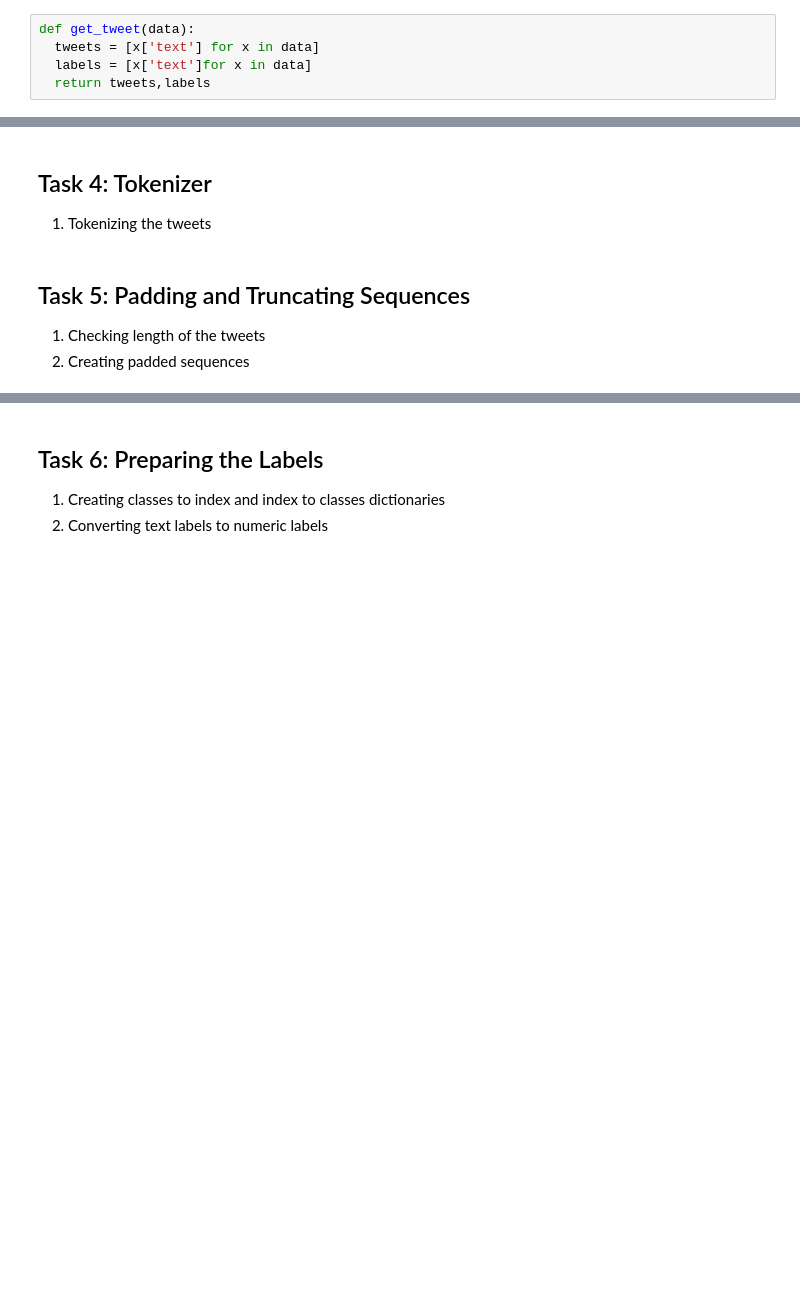
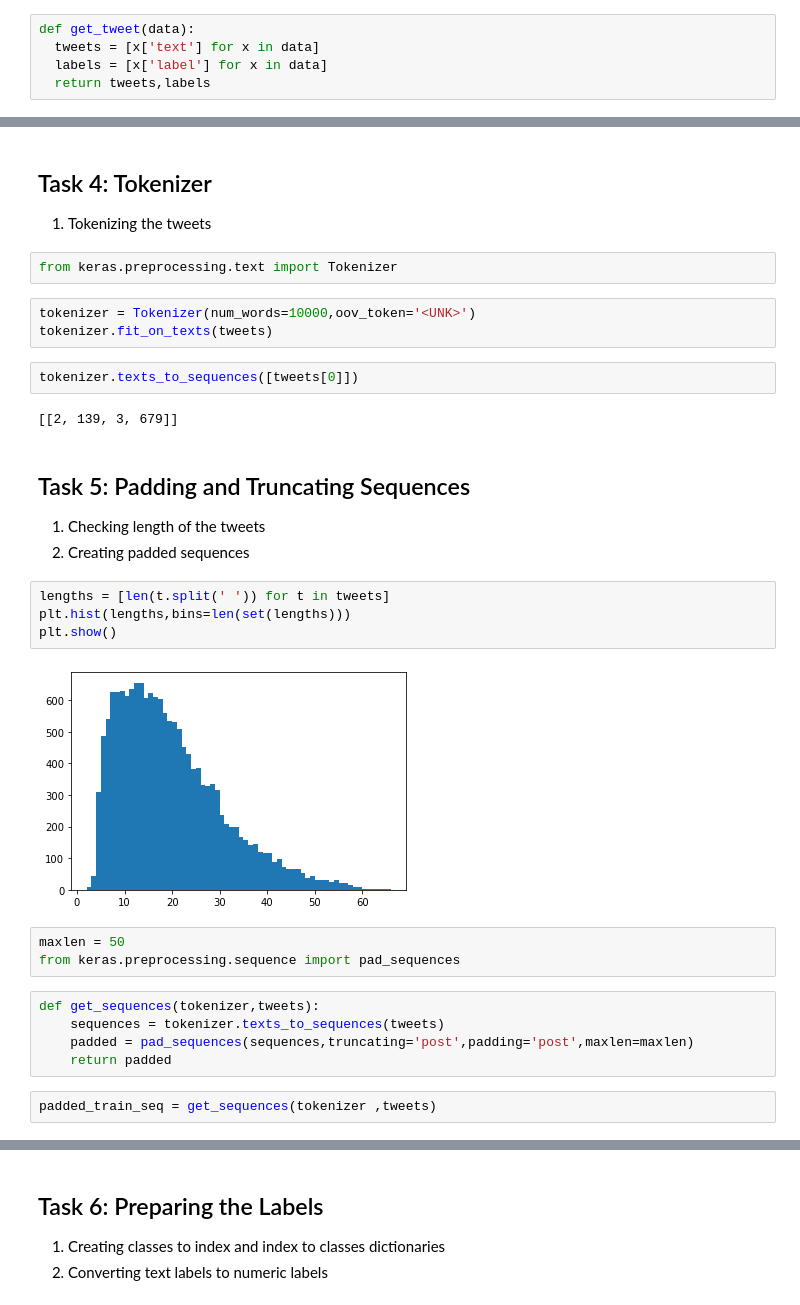
Before and after one commit to HerbertMariano/Coursera-Tweet_Emotion_Recognition, a Jupyter notebook: Coursera_Tweet_Emotion_Recognition.ipynb, the cells around one changed output, grey strips where cells are left out. Saved outputs shown, nothing was run; the diff lists cells and outputs as text; blank space fills up the shorter version.

Commit message:
tokenizer+lables+padding

```diff
--- a/Coursera_Tweet_Emotion_Recognition.ipynb
+++ b/Coursera_Tweet_Emotion_Recognition.ipynb
@@ -109,7 +114,7 @@ test = dataset['test']
 # %%
 def get_tweet(data):
   tweets = [x['text'] for x in data]
-  labels = [x['text']for x in data]
+  labels = [x['label'] for x in data]
   return tweets,labels
 # %%
 tweets,labels = get_tweet(train)
@@ -121,8 +126,33 @@ tweets[0],labels[0]
 ## Task 4: Tokenizer
 
 1. Tokenizing the tweets
+# %%
+from keras.preprocessing.text import Tokenizer
+# %%
+tokenizer = Tokenizer(num_words=10000,oov_token='<UNK>')
+tokenizer.fit_on_texts(tweets)
+# %%
+tokenizer.texts_to_sequences([tweets[0]])
+# %% [output]
+[[2, 139, 3, 679]]
 # %% [markdown]
 ## Task 5: Padding and Truncating Sequences
 
 1. Checking length of the tweets
 2. Creating padded sequences
+# %%
+lengths = [len(t.split(' ')) for t in tweets]
+plt.hist(lengths,bins=len(set(lengths)))
+plt.show()
+# %% [output]
+[figure, added]
+# %%
+maxlen = 50
+from keras.preprocessing.sequence import pad_sequences
+# %%
+def get_sequences(tokenizer,tweets):
+    sequences = tokenizer.texts_to_sequences(tweets)
+    padded = pad_sequences(sequences,truncating='post',padding='post',maxlen=maxlen)
+    return padded
+# %%
+padded_train_seq = get_sequences(tokenizer ,tweets)
```
Also changed, not shown: parts of 13 cells of this notebook.
